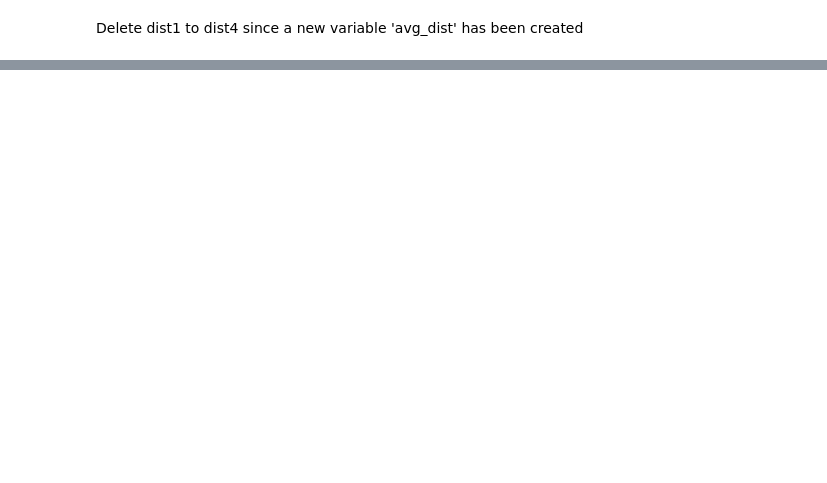
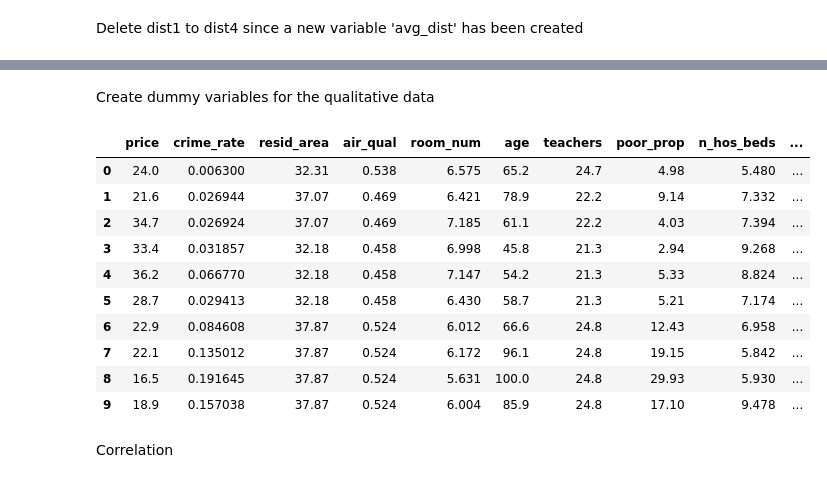
Before and after one commit to luch91/PYTHON-MACHINE-LEARNING-DEEP-LEARNING, a Jupyter notebook: data_preprocessing.ipynb, the cells around one changed output, grey strips where cells are left out. Cells and saved outputs as stored; diff of their text form; code cells hidden in the pictures; blank space fills up the shorter version.

```diff
--- a/data_preprocessing.ipynb
+++ b/data_preprocessing.ipynb
@@ -171,0 +198,18 @@ Delete dist1 to dist4 since a new variable 'avg_dist' has been created
+# %% [markdown]
+Create dummy variables for the qualitative data
+# %%
+df = pd.get_dummies(df)
+# %%
+df.head(10)
+# %% [output]
+|  | price | crime_rate | resid_area | air_qual | room_num | age | teachers | poor_prop | n_hos_beds | ... |
+| 0 | 24.0 | 0.006300 | 32.31 | 0.538 | 6.575 | 65.2 | 24.7 | 4.98 | 5.480 | ... |
+| 1 | 21.6 | 0.026944 | 37.07 | 0.469 | 6.421 | 78.9 | 22.2 | 9.14 | 7.332 | ... |
+| 2 | 34.7 | 0.026924 | 37.07 | 0.469 | 7.185 | 61.1 | 22.2 | 4.03 | 7.394 | ... |
+| 3 | 33.4 | 0.031857 | 32.18 | 0.458 | 6.998 | 45.8 | 21.3 | 2.94 | 9.268 | ... |
+| 4 | 36.2 | 0.066770 | 32.18 | 0.458 | 7.147 | 54.2 | 21.3 | 5.33 | 8.824 | ... |
+| 5 | 28.7 | 0.029413 | 32.18 | 0.458 | 6.430 | 58.7 | 21.3 | 5.21 | 7.174 | ... |
+| 6 | 22.9 | 0.084608 | 37.87 | 0.524 | 6.012 | 66.6 | 24.8 | 12.43 | 6.958 | ... |
+| 7 | 22.1 | 0.135012 | 37.87 | 0.524 | 6.172 | 96.1 | 24.8 | 19.15 | 5.842 | ... |
+| 8 | 16.5 | 0.191645 | 37.87 | 0.524 | 5.631 | 100.0 | 24.8 | 29.93 | 5.930 | ... |
+| 9 | 18.9 | 0.157038 | 37.87 | 0.524 | 6.004 | 85.9 | 24.8 | 17.10 | 9.478 | ... |
@@ -171,0 +222,2 @@ Delete dist1 to dist4 since a new variable 'avg_dist' has been created
+# %% [markdown]
+Correlation
```
Also changed, not shown: parts of 14 cells of this notebook, 1 other file.
